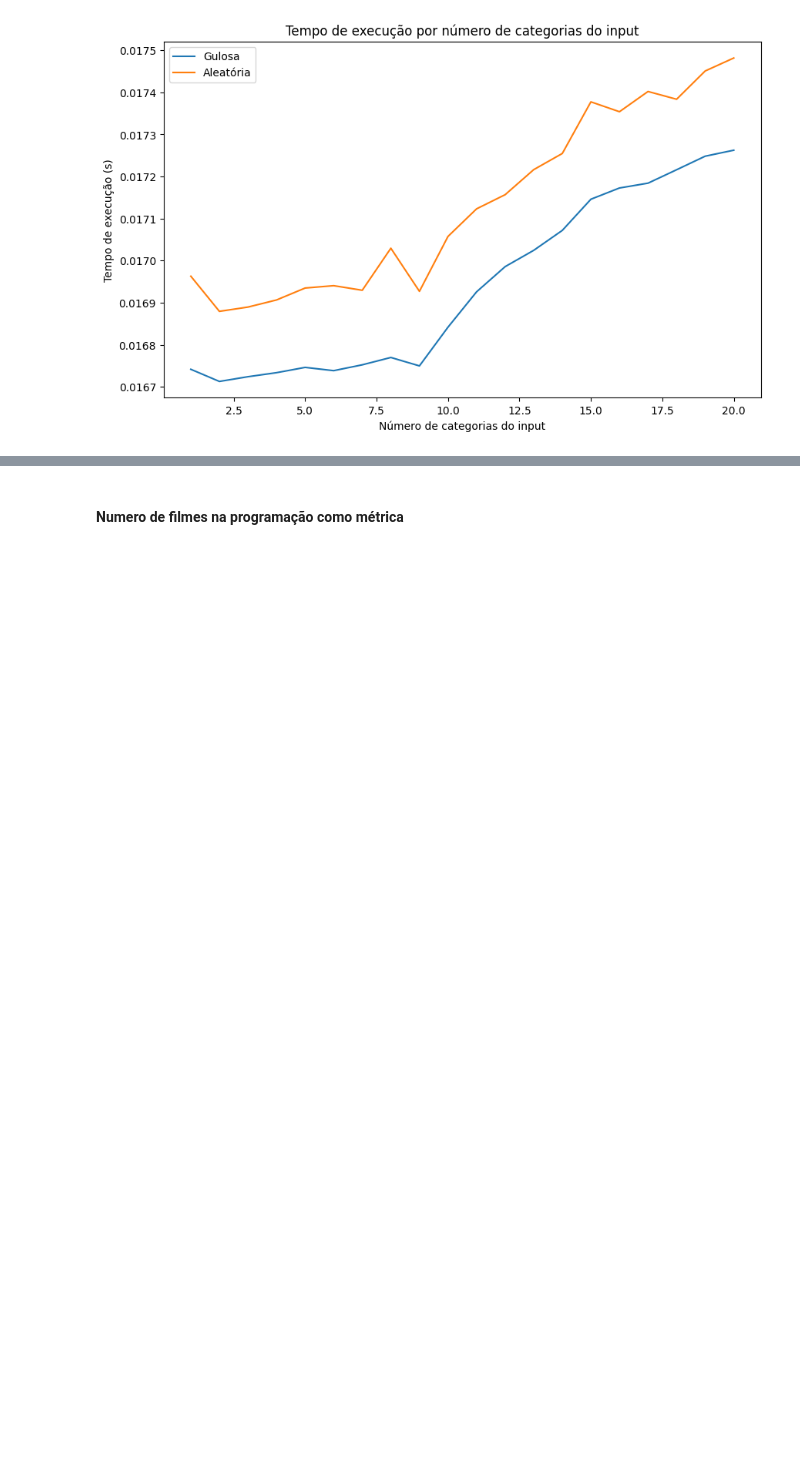
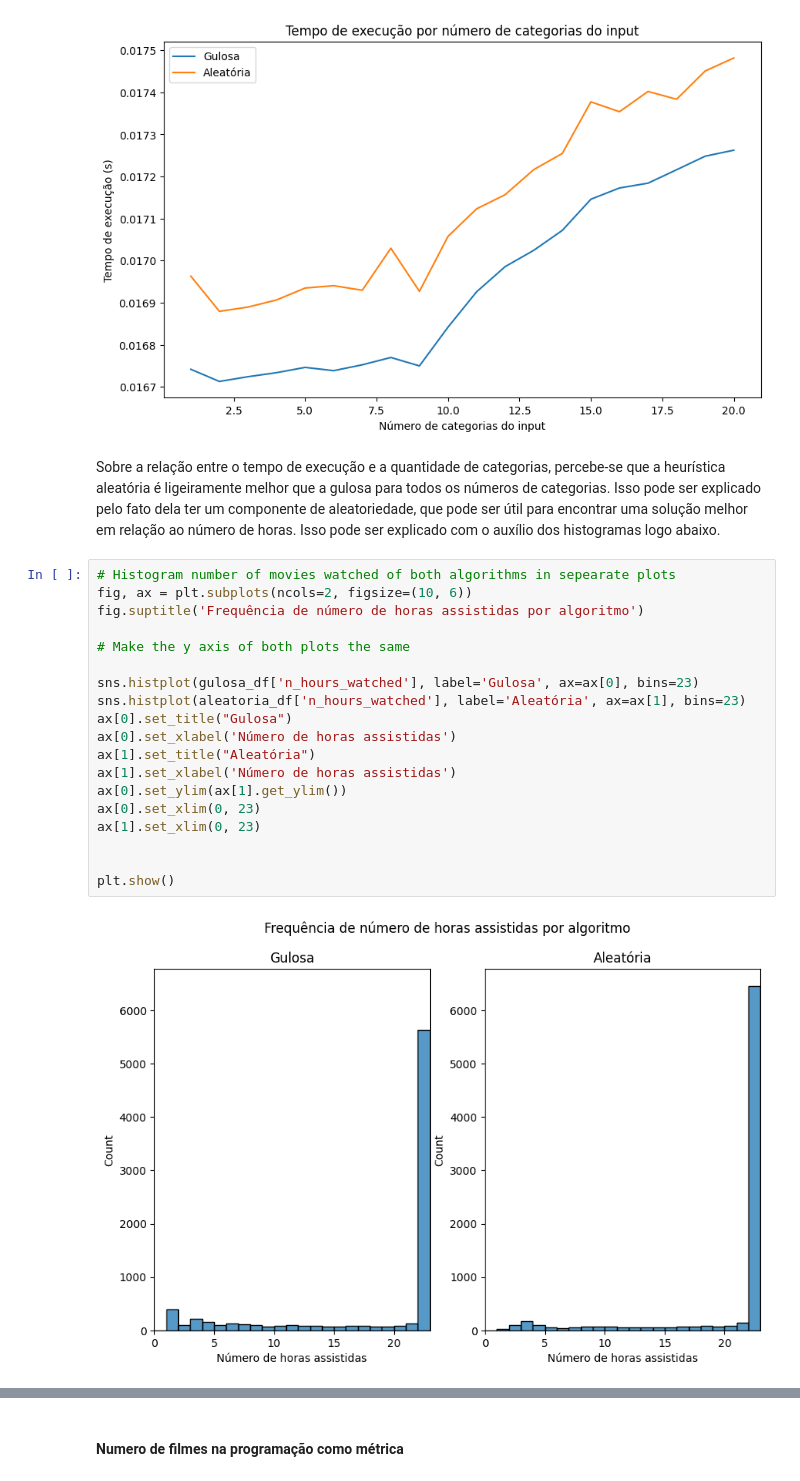
Before and after one commit to arthurchieppe/filmes-supercomp, a Jupyter notebook: relatorio/relatorio_parcial.ipynb, the cells around one changed output, grey strips where cells are left out. Saved outputs shown, nothing was run; the diff lists cells and outputs as text; blank space fills up the shorter version.

```diff
--- a/relatorio/relatorio_parcial.ipynb
+++ b/relatorio/relatorio_parcial.ipynb
@@ -313,3 +313,28 @@ ax.set_title('Tempo de execução por número de categorias do input')
 plt.show()
 # %% [output]
 [figure]
+# %% [markdown]
+
+
+Sobre a relação entre o tempo de execução e a quantidade de categorias, percebe-se que a heurística aleatória é ligeiramente melhor que a gulosa para todos os números de categorias. Isso pode ser explicado pelo fato dela ter um componente de aleatoriedade, que pode ser útil para encontrar uma solução melhor em relação ao número de horas. Isso pode ser explicado com o auxílio dos histogramas logo abaixo.
+# %%
+# Histogram number of movies watched of both algorithms in sepearate plots
+fig, ax = plt.subplots(ncols=2, figsize=(10, 6))
+fig.suptitle('Frequência de número de horas assistidas por algoritmo')
+
+# Make the y axis of both plots the same
+
+sns.histplot(gulosa_df['n_hours_watched'], label='Gulosa', ax=ax[0], bins=23)
+sns.histplot(aleatoria_df['n_hours_watched'], label='Aleatória', ax=ax[1], bins=23)
+ax[0].set_title("Gulosa")
+ax[0].set_xlabel('Número de horas assistidas')
+ax[1].set_title("Aleatória")
+ax[1].set_xlabel('Número de horas assistidas')
+ax[0].set_ylim(ax[1].get_ylim())
+ax[0].set_xlim(0, 23)
+ax[1].set_xlim(0, 23)
+
+
+plt.show()
+# %% [output]
+[figure, added]
```
Also changed, not shown: parts of 5 cells of this notebook.
